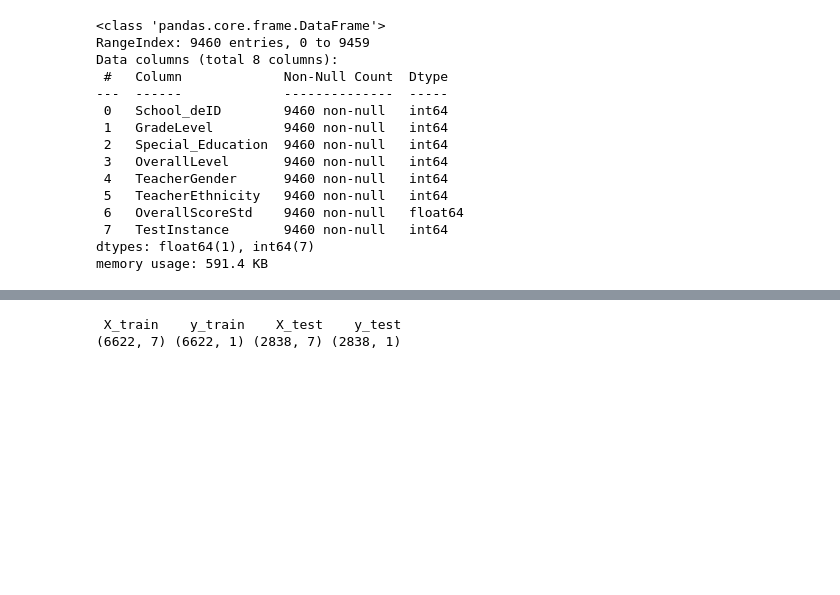
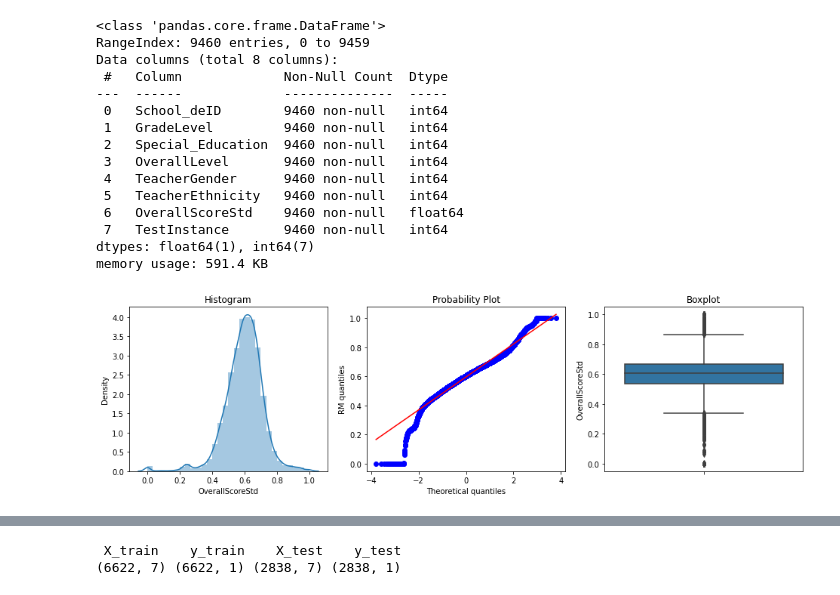
Before and after one commit to Oscar-Gil-Data/ADS-599B, a Jupyter notebook: Code Library Folder/Modeling(OG).ipynb, the cells around one changed output, grey strips where cells are left out. Cells and saved outputs as stored; diff of their text form; code cells hidden in the pictures; blank space fills up the shorter version.

```diff
--- a/Code Library Folder/Modeling(OG).ipynb
+++ b/Code Library Folder/Modeling(OG).ipynb
@@ -11,3 +13,30 @@ from sklearn.metrics import mean_absolute_error, r2_score
 # %%
 # Import file
 df = pd.read_csv('https://raw.githubusercontent.com/OscarG-DataSci/ADS-599B/main/Data%20Folder/new_elpac.csv')
+# %%
+# Outlier Analysis
+
+# this function idea is from the Udemy "Feature Engineering for Machine Learning" course
+def diagnostic_plots(df, variable):
+    # function takes a dataframe and
+    # the variable of interest
+
+    # define plot figure size
+    plt.figure(figsize=(16,4))
+
+    # histogram
+    plt.subplot(1,3,1)
+    sns.distplot(df[variable], bins=30)
+    plt.title('Histogram')
+
+    # Q-Q plot
+    plt.subplot(1,3,2)
+    stats.probplot(df[variable], dist="norm", plot=plt)
+    plt.ylabel('RM quantiles')
+
+    # boxplot
+    plt.subplot(1,3,3)
+    sns.boxplot(y=df[variable])
+    plt.title('Boxplot')
+
+    plt.show()
@@ -35,3 +73,8 @@ Data columns (total 8 columns):
  7   TestInstance       9460 non-null   int64
 dtypes: float64(1), int64(7)
 memory usage: 591.4 KB
+# %%
+# Outlier distribution of target variable
+diagnostic_plots(mlr_df, 'OverallScoreStd')
+# %% [output]
+[figure, added]
```
Also changed, not shown: parts of 7 cells of this notebook, 1 other file.
